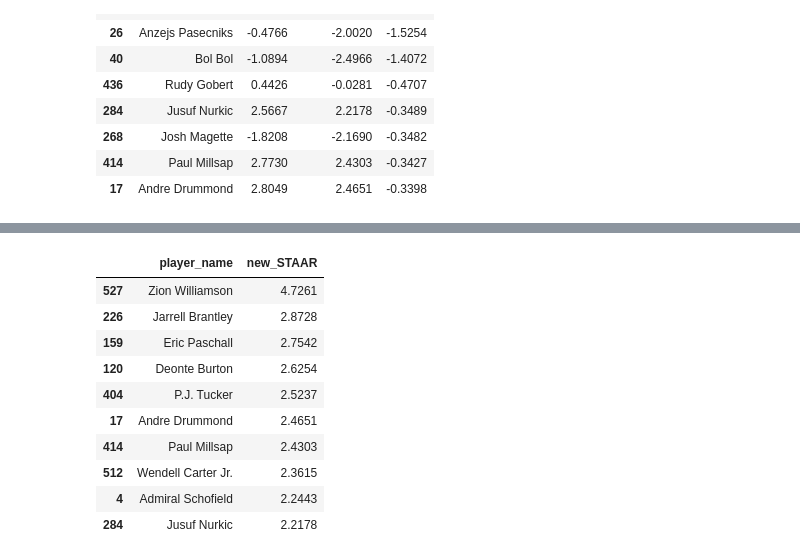
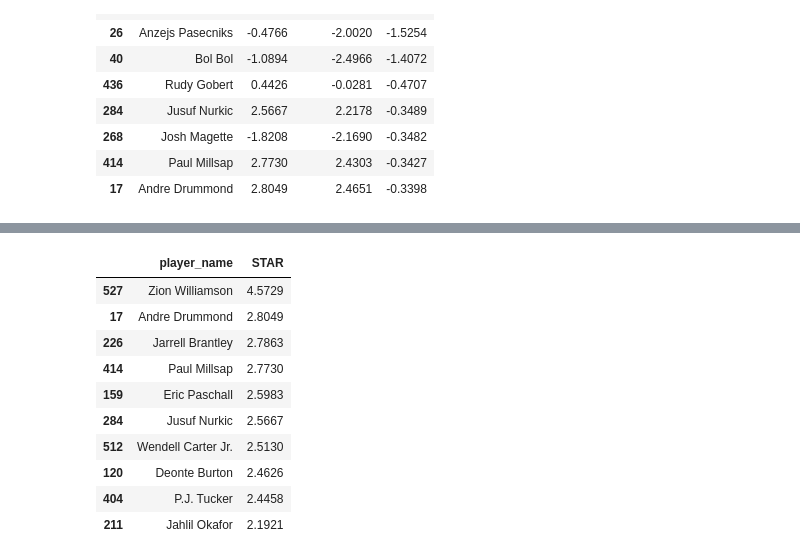
Before and after one commit to wplam107/nba_player_pos, a Jupyter notebook: notebooks/t_measures.ipynb, the cells around one changed output, grey strips where cells are left out. Cells and saved outputs as stored; diff of their text form; code cells hidden in the pictures.

```diff
--- a/notebooks/t_measures.ipynb
+++ b/notebooks/t_measures.ipynb
@@ -302,14 +340,14 @@ with open('thick_df.p', 'wb') as f:
 # %%
-df.sort_values('new_STAAR', ascending=False)[['player_name', 'new_STAAR']].head(10)
+df.sort_values('STAR', ascending=False)[['player_name', 'STAR']].head(10)
 # %% [output]
-|  | player_name | new_STAAR |
-| 527 | Zion Williamson | 4.7261 |
-| 226 | Jarrell Brantley | 2.8728 |
-| 159 | Eric Paschall | 2.7542 |
-| 120 | Deonte Burton | 2.6254 |
-| 404 | P.J. Tucker | 2.5237 |
-| 17 | Andre Drummond | 2.4651 |
-| 414 | Paul Millsap | 2.4303 |
-| 512 | Wendell Carter Jr. | 2.3615 |
-| 4 | Admiral Schofield | 2.2443 |
-| 284 | Jusuf Nurkic | 2.2178 |
+|  | player_name | STAR |
+| 527 | Zion Williamson | 4.5729 |
+| 17 | Andre Drummond | 2.8049 |
+| 226 | Jarrell Brantley | 2.7863 |
+| 414 | Paul Millsap | 2.7730 |
+| 159 | Eric Paschall | 2.5983 |
+| 284 | Jusuf Nurkic | 2.5667 |
+| 512 | Wendell Carter Jr. | 2.5130 |
+| 120 | Deonte Burton | 2.4626 |
+| 404 | P.J. Tucker | 2.4458 |
+| 211 | Jahlil Okafor | 2.1921 |
```
Also changed, not shown: parts of 12 cells of this notebook.
